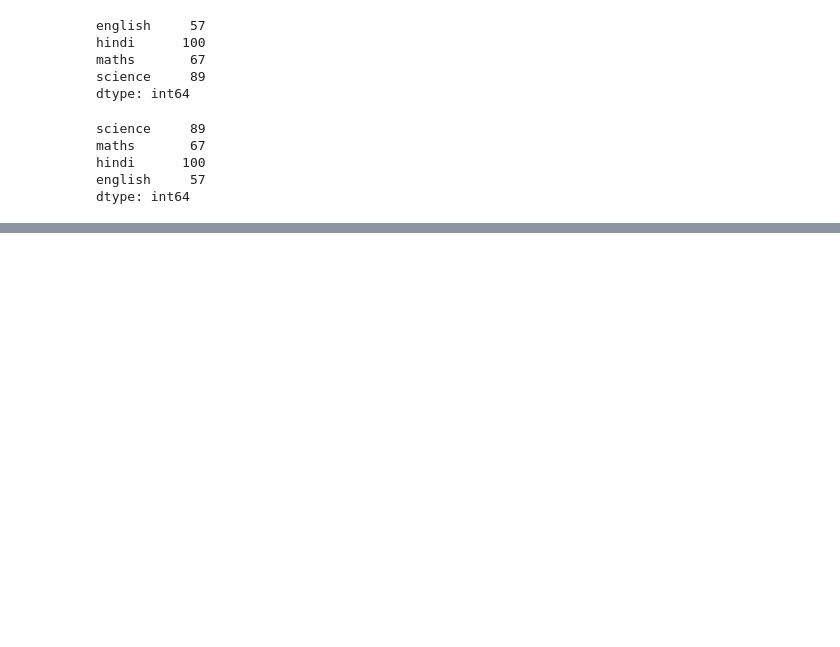
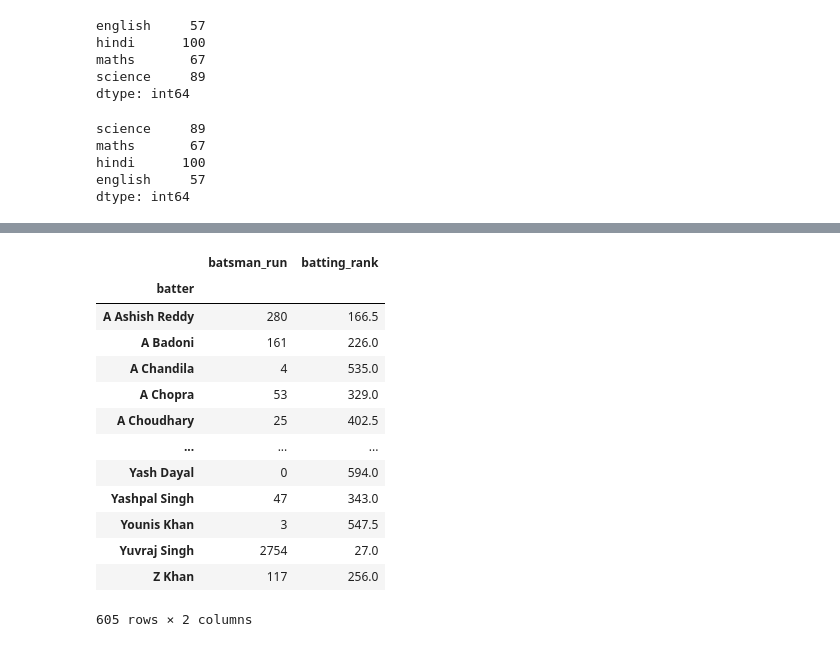
Before and after one commit to amitmishra-cs/Python-for-data-Science-2024, a Jupyter notebook: 05_Pandas/01_pandas.ipynb, the cells around one changed output, grey strips where cells are left out. Drawn from its saved outputs; the diff is of its cells as text; code cells hidden in the pictures; blank space fills up the shorter version.

```diff
--- a/05_Pandas/01_pandas.ipynb
+++ b/05_Pandas/01_pandas.ipynb
@@ -1813,0 +1814,20 @@ movies
+# %%
+# set_index(dataframe) -> inplace
+batsman.set_index('batter',inplace=True)
+# %%
+batsman
+# %% [output]
+|  | batsman_run | batting_rank |
+| batter |  |  |
+| A Ashish Reddy | 280 | 166.5 |
+| A Badoni | 161 | 226.0 |
+| A Chandila | 4 | 535.0 |
+| A Chopra | 53 | 329.0 |
+| A Choudhary | 25 | 402.5 |
+| ... | ... | ... |
+| Yash Dayal | 0 | 594.0 |
+| Yashpal Singh | 47 | 343.0 |
+| Younis Khan | 3 | 547.5 |
+| Yuvraj Singh | 2754 | 27.0 |
+| Z Khan | 117 | 256.0 |
+605 rows × 2 columns
```
Also changed, not shown: parts of 6 cells of this notebook.
